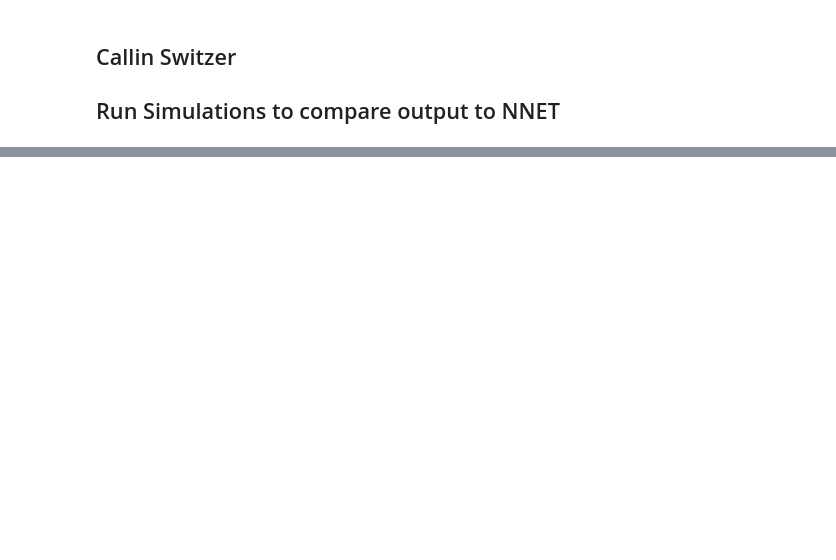
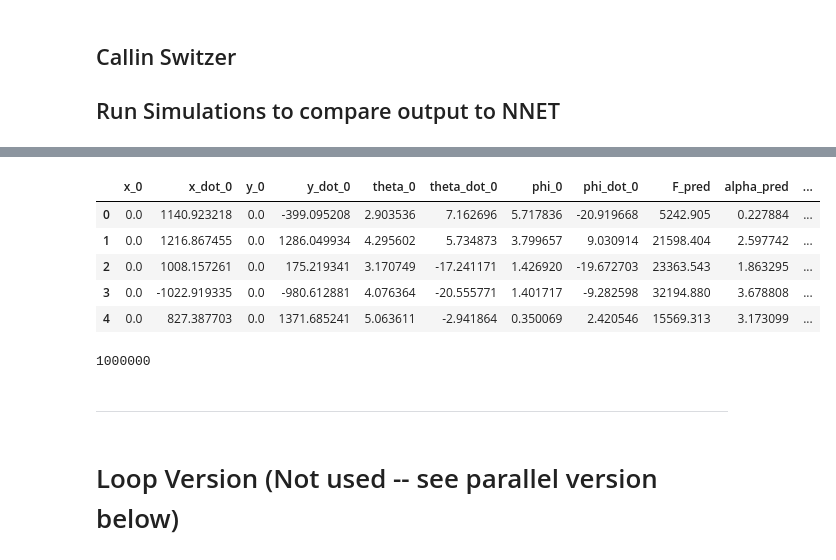
Before and after one commit to nifti-coe/ODE_Python, a Jupyter notebook: 005_RunSimulation_FromNNET.ipynb, the cells around one changed output, grey strips where cells are left out. Saved outputs shown, nothing was run; the diff lists cells and outputs as text; code cells hidden in the pictures; blank space fills up the shorter version.

```diff
--- a/005_RunSimulation_FromNNET.ipynb
+++ b/005_RunSimulation_FromNNET.ipynb
@@ -50 +54,20 @@ testDF_sm.head()
+# %%
+testDF_sm[["x_0", "x_dot_0", "y_0", "y_dot_0",
+           "theta_0", "theta_dot_0", "phi_0", "phi_dot_0",
+           "F_pred", "alpha_pred", "tau_pred"]].head()
+# %% [output]
+|  | x_0 | x_dot_0 | y_0 | y_dot_0 | theta_0 | theta_dot_0 | phi_0 | phi_dot_0 | F_pred | alpha_pred | ... |
+| 0 | 0.0 | 1140.923218 | 0.0 | -399.095208 | 2.903536 | 7.162696 | 5.717836 | -20.919668 | 5242.905 | 0.227884 | ... |
+| 1 | 0.0 | 1216.867455 | 0.0 | 1286.049934 | 4.295602 | 5.734873 | 3.799657 | 9.030914 | 21598.404 | 2.597742 | ... |
+| 2 | 0.0 | 1008.157261 | 0.0 | 175.219341 | 3.170749 | -17.241171 | 1.426920 | -19.672703 | 23363.543 | 1.863295 | ... |
+| 3 | 0.0 | -1022.919335 | 0.0 | -980.612881 | 4.076364 | -20.555771 | 1.401717 | -9.282598 | 32194.880 | 3.678808 | ... |
+| 4 | 0.0 | 827.387703 | 0.0 | 1371.685241 | 5.063611 | -2.941864 | 0.350069 | 2.420546 | 15569.313 | 3.173099 | ... |
+# %%
+testDF.shape[0]
+# %% [output]
+1000000
+# %% [markdown]
+___
+# %% [markdown]
+# Loop Version (Not used -- see parallel version below)
 # %%
```
Also changed, not shown: parts of 21 cells of this notebook, 1 other file.
